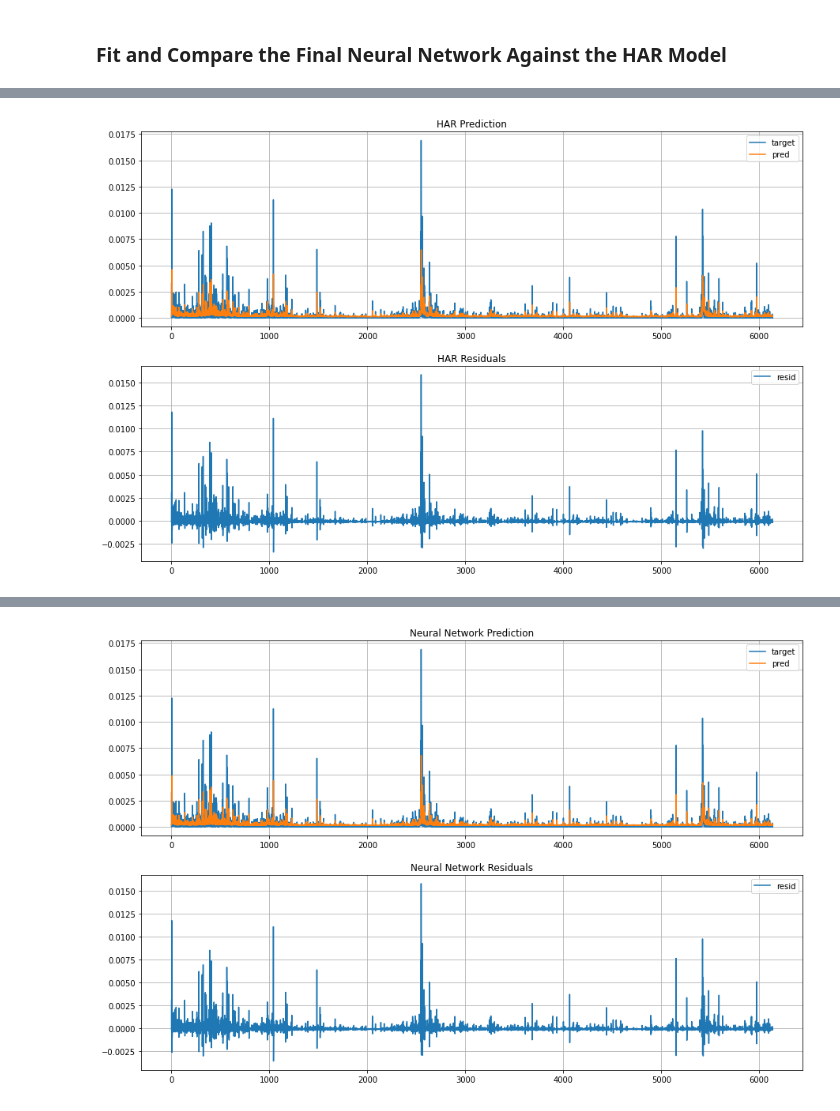
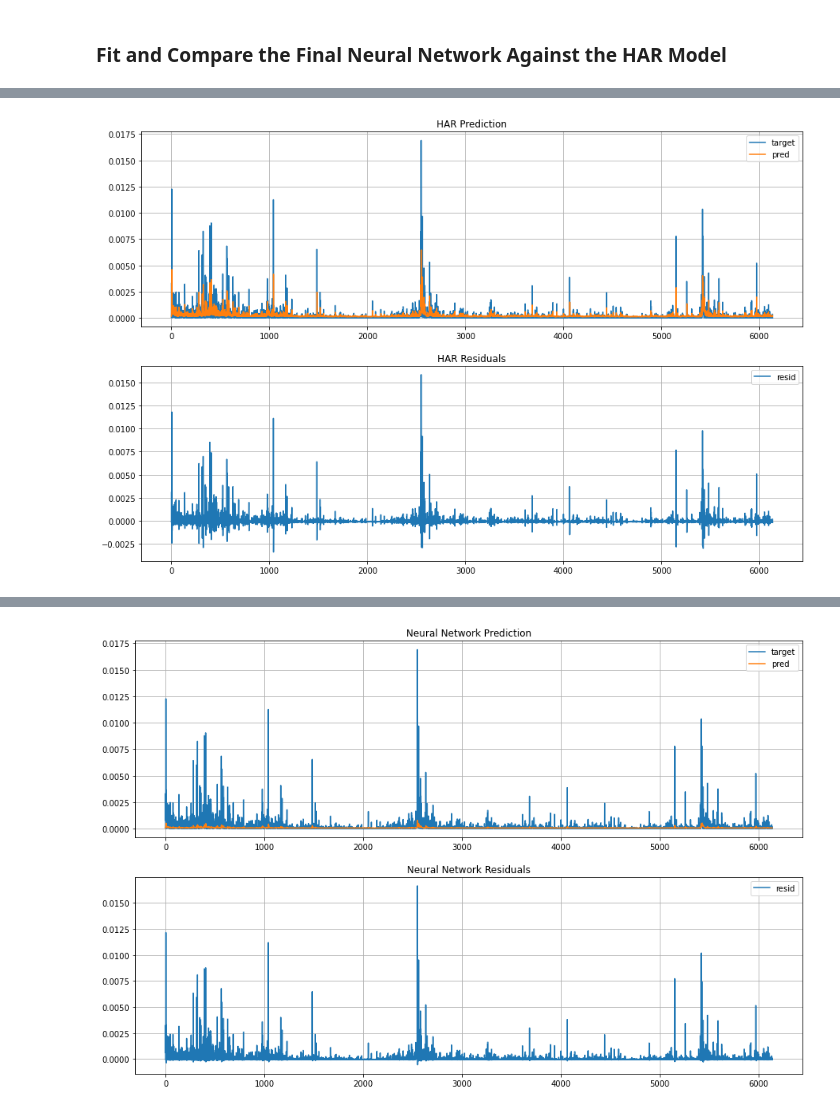
Before and after one commit to CodingNoob234/casestudy-neural-networks, a Jupyter notebook: main.ipynb, the cells around one changed output, grey strips where cells are left out. Cells and saved outputs as stored; diff of their text form; code cells hidden in the pictures.

Commit message:
changed cross validation config again

```diff
--- a/main.ipynb
+++ b/main.ipynb
@@ -140,14 +149,18 @@ AttributeError: 'NoneType' object has no attribute 'reset'
 # %%
 plot = True # plot for both models the true volatility versus the predicted one
 normalize_features = False
+use_own_config = True
 
 # if the params are not set through cross validations above
 try:
     epochs, lr, hidden_layers
+    if use_own_config:
+        raise Exception()
 except:
     print("No params from cross validation, using own params instead")
-    epochs = 5
-    hidden_layers = []
+    print("Or specifically specified to use own params")
+    epochs = 10
+    hidden_layers = [5,]
     lr = .005
 
 
@@ -228 +243 @@ Predicted correlation: 0.2754667479560603
-[figure, old version]
+[figure, new version]
```
Also changed, not shown: parts of 2 cells of this notebook.
